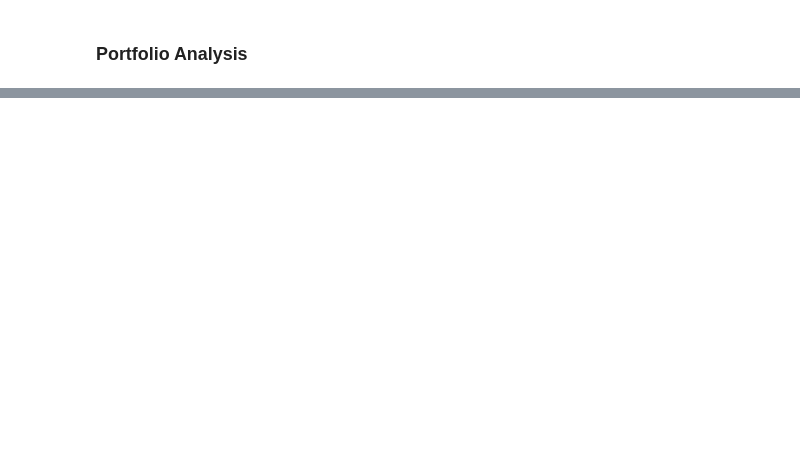
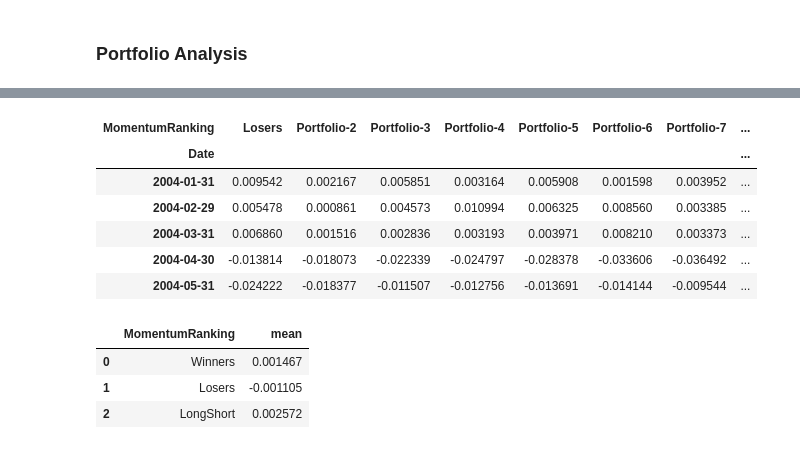
Before and after one commit to sonqo/msc-data-science, a Jupyter notebook: 0-thesis/momentum/momentum-analysis.ipynb, the cells around one changed output, grey strips where cells are left out. Cells and saved outputs as stored; diff of their text form; code cells hidden in the pictures; blank space fills up the shorter version.

```diff
--- a/0-thesis/momentum/momentum-analysis.ipynb
+++ b/0-thesis/momentum/momentum-analysis.ipynb
@@ -110,11 +96,23 @@ df['logR'] = np.log(1 + df['R'])
 # %%
-J = 2 # formation period
+# log returns
+df['LogR'] = np.log(1 + df['R'])
 
-df_ = df[
-    ['Cusip', 'Date', 'R', 'logR']
-].sort_values(['Cusip', 'Date']).set_index('Date')
+# formation period in months
+J = 2
 
-cumr = df_.groupby(['Cusip'])['logR'].rolling(J, min_periods=J).sum().reset_index()
-cumr = cumr.rename(columns = {'logR': 'SumLogR'})
+# sort on Cusip, Date
+df_ = df[['Cusip', 'Date', 'R', 'LogR']].sort_values(['Cusip', 'Date']).set_index('Date')
 
-cumr['CumRet'] = np.exp(cumr['SumLogR'])-1
+# cumulative sum of returns given the formation period
+cumulative_r = df_.groupby(['Cusip'])['LogR'].rolling(J, min_periods=J).sum().reset_index()
+cumulative_r = cumulative_r.rename(columns = {'LogR': 'SumLogR'})
+cumulative_r['CumReturns'] = np.exp(cumulative_r['SumLogR'])-1
+
+# momentum ranking
+r = 10
+cumulative_r = cumulative_r.dropna(axis=0, subset=['CumReturns'])
+cumulative_r['MomentumRanking'] = cumulative_r.groupby('Date')['CumReturns'].transform(lambda x: pd.qcut(x, r, labels=False))
+cumulative_r['MomentumRanking'] = 1 + cumulative_r['MomentumRanking'].astype(int)
+
+# mean of cumulative returns for the momentum ranking
+cumulative_r.groupby('MomentumRanking')['CumReturns'].mean()
@@ -160,17 +178,38 @@ ewretdf.groupby(['MomR'])['ewret'].describe()[['count','mean', 'std']].reset_ind
 # %%
-ewret_t = ewretdf.pivot(index='Date', columns='MomR', values='ewret')
+# transpose equal weighted returns
+eq_weighted_return_tdf = eq_weighted_return_df.pivot(index='Date', columns='MomentumRanking', values='EqualWeightedReturn')
 
-# Add prefix port in front of each column
-ewret_t = ewret_t.add_prefix('port')
-ewret_t = ewret_t.rename(columns={'port1':'losers', 'port10':'winners'})
-ewret_t['long_short'] = ewret_t.winners - ewret_t.losers
-ewret_t.head()
+# modify portfolio naming
+eq_weighted_return_tdf = eq_weighted_return_tdf.add_prefix('Portfolio-')
+
+# identify losers and winners
+eq_weighted_return_tdf = eq_weighted_return_tdf.rename(columns={'Portfolio-1': 'Losers', 'Portfolio-10': 'Winners'})
+
+# calculate long-short strategy
+eq_weighted_return_tdf['LongShort'] = eq_weighted_return_tdf.Winners - eq_weighted_return_tdf.Losers
+
+# portfolio summary
+eq_weighted_return_tdf.head()
+# %% [output]
+| MomentumRanking | Losers | Portfolio-2 | Portfolio-3 | Portfolio-4 | Portfolio-5 | Portfolio-6 | Portfolio-7 | ... |
+| Date |  |  |  |  |  |  |  | ... |
+| 2004-01-31 | 0.009542 | 0.002167 | 0.005851 | 0.003164 | 0.005908 | 0.001598 | 0.003952 | ... |
+| 2004-02-29 | 0.005478 | 0.000861 | 0.004573 | 0.010994 | 0.006325 | 0.008560 | 0.003385 | ... |
+| 2004-03-31 | 0.006860 | 0.001516 | 0.002836 | 0.003193 | 0.003971 | 0.008210 | 0.003373 | ... |
+| 2004-04-30 | -0.013814 | -0.018073 | -0.022339 | -0.024797 | -0.028378 | -0.033606 | -0.036492 | ... |
+| 2004-05-31 | -0.024222 | -0.018377 | -0.011507 | -0.012756 | -0.013691 | -0.014144 | -0.009544 | ... |
 # %%
-ewret_t['cumret_winners'] = (1 + ewret_t.winners).cumprod() - 1
-ewret_t['cumret_losers'] = (1 + ewret_t.losers).cumprod() - 1
-ewret_t['cumret_long_short'] = (1 + ewret_t.long_short).cumprod() - 1
+# compute cumulative returns
+eq_weighted_return_tdf['CumulativeReturns_Winners'] = (1 + eq_weighted_return_tdf.Winners).cumprod() - 1
+eq_weighted_return_tdf['CumulativeReturns_Losers'] = (1 + eq_weighted_return_tdf.Losers).cumprod() - 1
+eq_weighted_return_tdf['CumulativeReturns_LongShort'] = (1 + eq_weighted_return_tdf.LongShort).cumprod() - 1
 
-mom_mean = ewret_t[['winners', 'losers', 'long_short']].mean().to_frame()
-mom_mean = mom_mean.rename(columns={0:'mean'}).reset_index()
-mom_mean
+momentum_mean = eq_weighted_return_tdf[['Winners', 'Losers', 'LongShort']].mean().to_frame()
+momentum_mean = momentum_mean.rename(columns={0: 'mean'}).reset_index()
+momentum_mean
+# %% [output]
+|  | MomentumRanking | mean |
+| 0 | Winners | 0.001467 |
+| 1 | Losers | -0.001105 |
+| 2 | LongShort | 0.002572 |
 # %%
```
Also changed, not shown: parts of 26 cells of this notebook, 14 other files.
